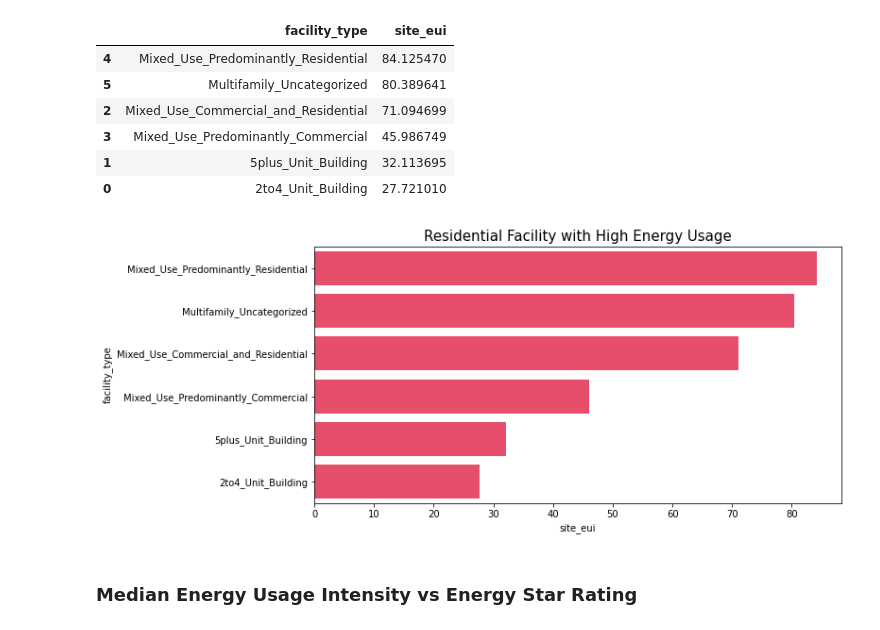
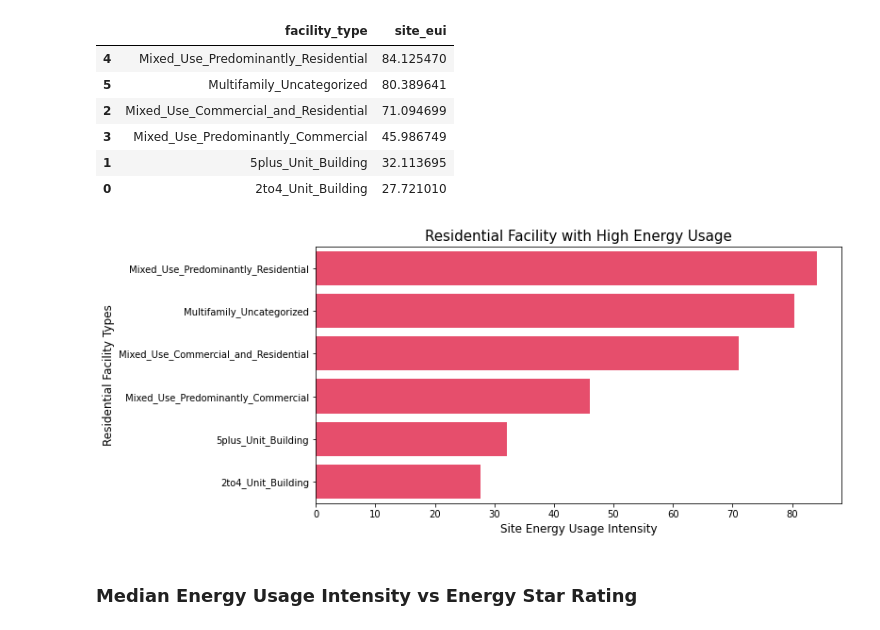
Before and after one commit to emykes/Energy_Consumption_Prediction, a Jupyter notebook: notebook.ipynb, the cells around one changed output. Cells and saved outputs as stored; diff of their text form; code cells hidden in the pictures.

```diff
--- a/notebook.ipynb
+++ b/notebook.ipynb
@@ -285,10 +287,12 @@ res_temp
 # %%
 plt.figure(figsize = (10, 5))
 sns.barplot(y='facility_type', x='site_eui', data=res_temp, color = '#ff355d')
 plt.title('Residential Facility with High Energy Usage', fontsize=15)
+plt.xlabel('Site Energy Usage Intensity', fontsize=12)
+plt.ylabel('Residential Facility Types', fontsize=12)
 plt.show()
 # %% [output]
-[figure, old version]
+[figure, new version]
 # %% [markdown]
 ### Median Energy Usage Intensity vs Energy Star Rating
 # %%
```
Also changed, not shown: parts of 47 cells of this notebook.
